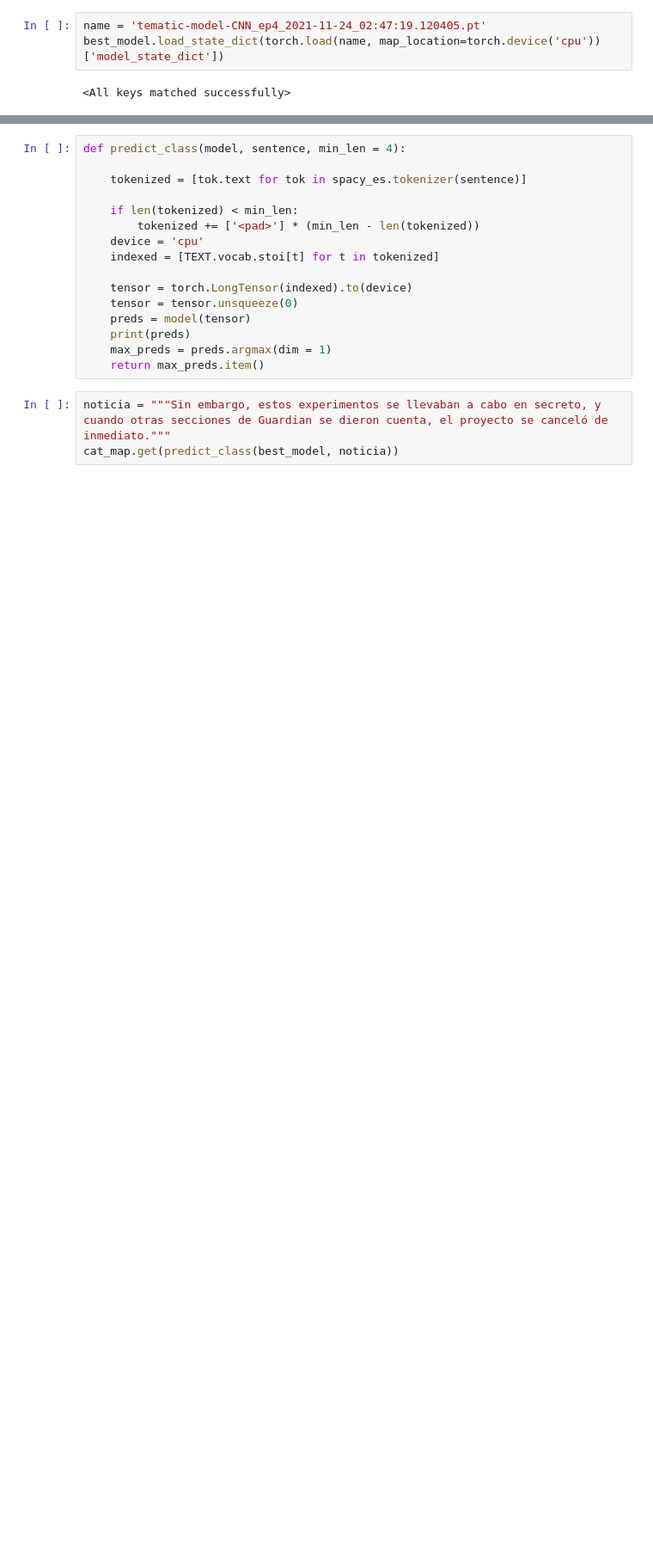
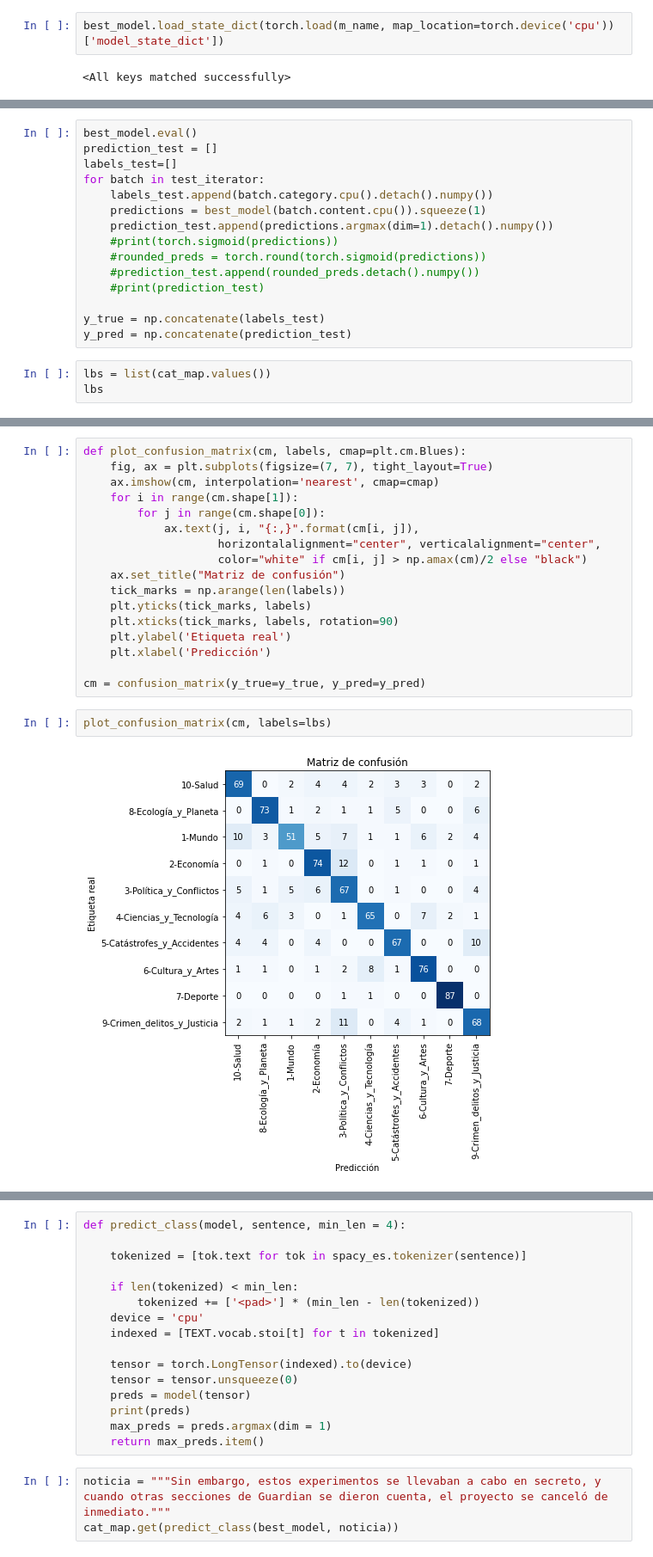
Before and after one commit to matiasbarram/INFO279-TAL-Proyecto, a Jupyter notebook: paso_4_primeros_modelos_clasificacion.ipynb, the cells around one changed output, grey strips where cells are left out. Shown at 86% size. Cells and saved outputs as stored; diff of their text form; blank space fills up the shorter version.

Commit message:
matriz de confusion para cnn

```diff
--- a/paso_4_primeros_modelos_clasificacion.ipynb
+++ b/paso_4_primeros_modelos_clasificacion.ipynb
@@ -860,6 +864,5 @@ best_model.embedding.weight.data[PAD_IDX] = torch.zeros(EMBEDDING_DIM)
 # %%
-name = 'tematic-model-CNN_ep4_2021-11-24_02:47:19.120405.pt'
-best_model.load_state_dict(torch.load(name, map_location=torch.device('cpu'))['model_state_dict'])
+best_model.load_state_dict(torch.load(m_name, map_location=torch.device('cpu'))['model_state_dict'])
 # %% [output]
 <All keys matched successfully>
 # %%
@@ -884,0 +874,18 @@ y_pred = np.concatenate(prediction_test)
+# %%
+best_model.eval()
+prediction_test = []
+labels_test=[]
+for batch in test_iterator:
+    labels_test.append(batch.category.cpu().detach().numpy())
+    predictions = best_model(batch.content.cpu()).squeeze(1)
+    prediction_test.append(predictions.argmax(dim=1).detach().numpy())
+    #print(torch.sigmoid(predictions))
+    #rounded_preds = torch.round(torch.sigmoid(predictions))
+    #prediction_test.append(rounded_preds.detach().numpy())
+    #print(prediction_test)
+
+y_true = np.concatenate(labels_test)
+y_pred = np.concatenate(prediction_test)
+# %%
+lbs = list(cat_map.values())
+lbs
@@ -884,0 +926,21 @@ y_pred = np.concatenate(prediction_test)
+# %%
+def plot_confusion_matrix(cm, labels, cmap=plt.cm.Blues):
+    fig, ax = plt.subplots(figsize=(7, 7), tight_layout=True)
+    ax.imshow(cm, interpolation='nearest', cmap=cmap)
+    for i in range(cm.shape[1]):
+        for j in range(cm.shape[0]):
+            ax.text(j, i, "{:,}".format(cm[i, j]),
+                    horizontalalignment="center", verticalalignment="center",
+                    color="white" if cm[i, j] > np.amax(cm)/2 else "black")
+    ax.set_title("Matriz de confusión")
+    tick_marks = np.arange(len(labels))
+    plt.yticks(tick_marks, labels)
+    plt.xticks(tick_marks, labels, rotation=90)
+    plt.ylabel('Etiqueta real')
+    plt.xlabel('Predicción')
+
+cm = confusion_matrix(y_true=y_true, y_pred=y_pred)
+# %%
+plot_confusion_matrix(cm, labels=lbs)
+# %% [output]
+[figure, added]
```
Also changed, not shown: parts of 13 cells of this notebook.
